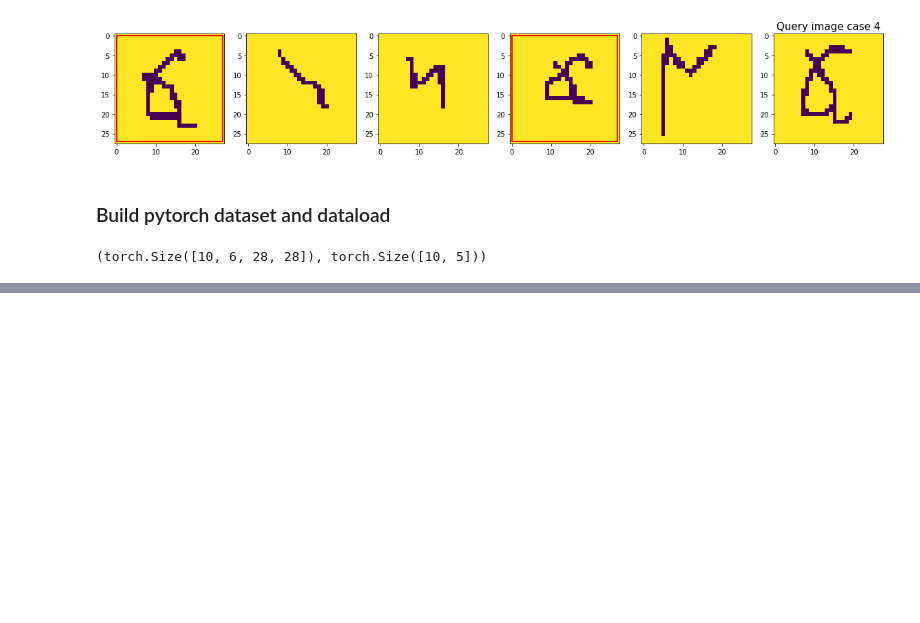
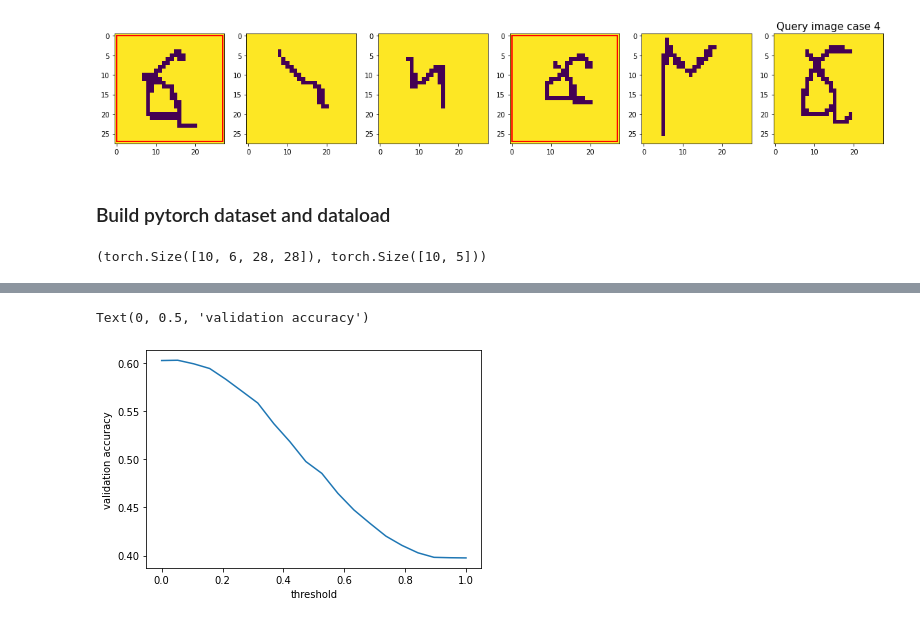
Before and after one commit to mandjevant/tue-deeplearning, a Jupyter notebook: assignments/assignment_1/Assignment_1_peter_triplets.ipynb, the cells around one changed output, grey strips where cells are left out. Drawn from its saved outputs; the diff is of its cells as text; code cells hidden in the pictures; blank space fills up the shorter version.

```diff
--- a/assignments/assignment_1/Assignment_1_peter_triplets.ipynb
+++ b/assignments/assignment_1/Assignment_1_peter_triplets.ipynb
@@ -434,10 +443,13 @@ Text(0, 0.5, 'training accuracy')
 # %%
 # Search for a good threshold on the validation set
-threshold_range = list(torch.linspace(0, 1, 10))
+threshold_range = list(torch.linspace(0, 1, 20))
 acc_graph = [test(model, validation_loader, t) for t in tqdm(threshold_range)]
 plt.plot(threshold_range, acc_graph)
 plt.xlabel("threshold")
 plt.ylabel("validation accuracy")
+# %% [output]
+Text(0, 0.5, 'validation accuracy')
+[figure, added]
 # %%
 best_threshold = threshold_range[max(range(len(threshold_range)), key=lambda i: acc_graph[i])]
 print(f'Threshold is {best_threshold}')
```
Also changed, not shown: parts of 7 cells of this notebook.
